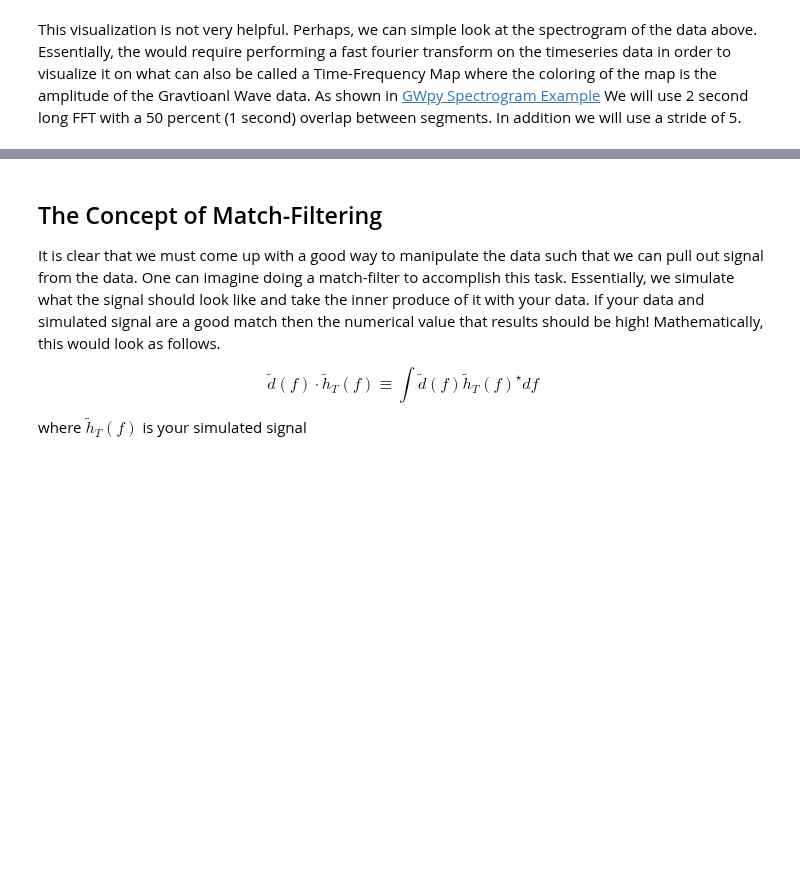
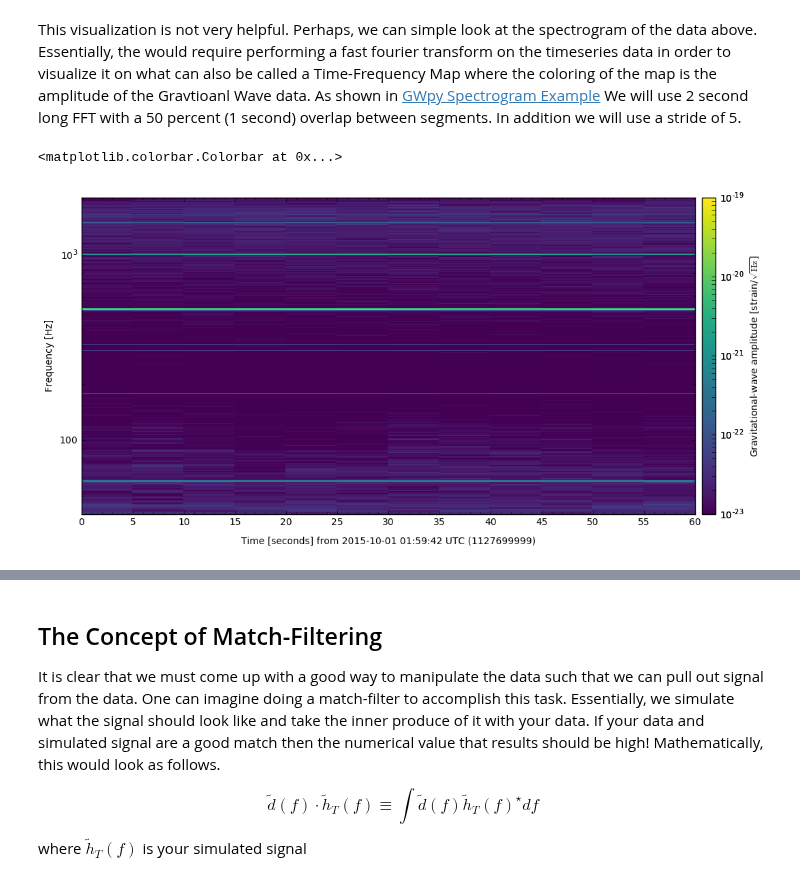
Before and after one commit to Gravity-Spy/GravitySpy, a Jupyter notebook: pyomega/Notebook/PyOmegaScan.ipynb, the cells around one changed output, grey strips where cells are left out. Cells and saved outputs as stored; diff of their text form; code cells hidden in the pictures; blank space fills up the shorter version.

```diff
--- a/pyomega/Notebook/PyOmegaScan.ipynb
+++ b/pyomega/Notebook/PyOmegaScan.ipynb
@@ -102,8 +117,10 @@ We will use 2 second long FFT with a 50 percent (1 second) overlap between segme
 # %%
 specgram = data.spectrogram(5, fftlength=2, overlap=1) ** (1/2.)
 plot = specgram.plot(norm='log', vmin=1e-23, vmax=1e-19)
 plot.set_yscale('log')
 plot.set_ylim(40, 2048)
 plot.add_colorbar(
     label=r'Gravitational-wave amplitude [strain/$\sqrt{\mathrm{Hz}}$]',cmap='viridis')
-plot.save('spectrogram_raw.png')
+# %% [output]
+<matplotlib.colorbar.Colorbar at 0x...>
+[figure, added]
```
Also changed, not shown: parts of 13 cells of this notebook, 4 other files.
